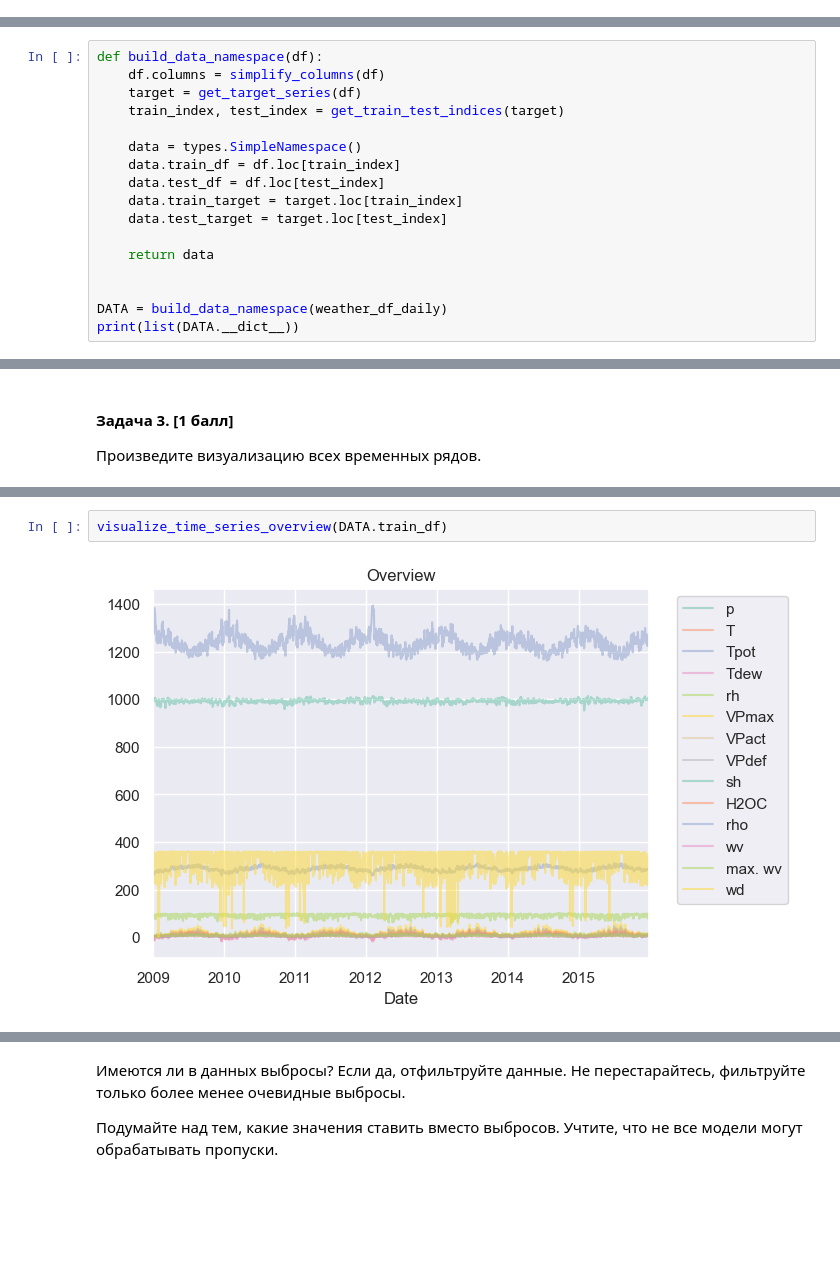
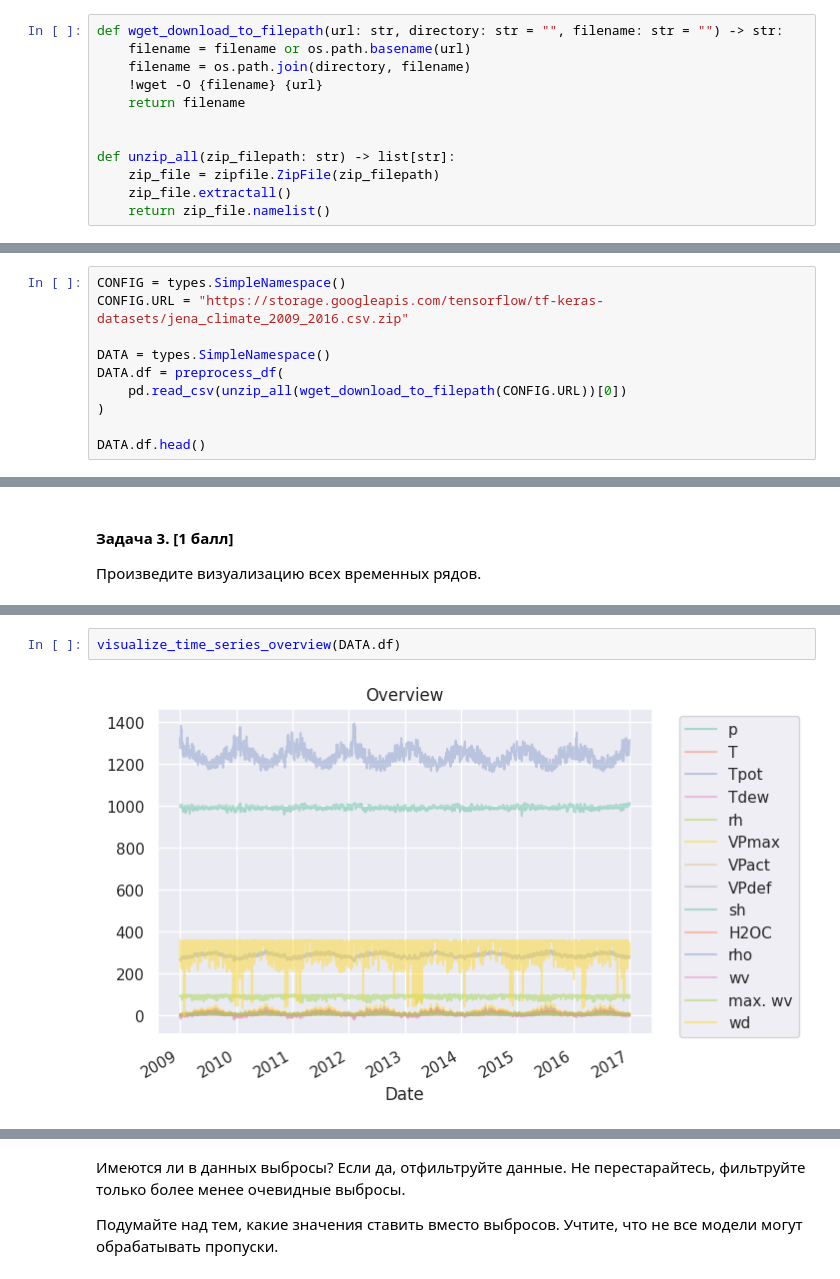
Before and after one commit to dkoshman/YSDA, a Jupyter notebook: machine_learning/lab_forecasting_2.ipynb, the cells around one changed output, grey strips where cells are left out. Cells and saved outputs as stored; diff of their text form; blank space fills up the shorter version.

```diff
--- a/machine_learning/lab_forecasting_2.ipynb
+++ b/machine_learning/lab_forecasting_2.ipynb
@@ -238,0 +240,12 @@ csv_path = "jena_climate_2009_2016.csv"
+# %%
+def wget_download_to_filepath(url: str, directory: str = "", filename: str = "") -> str:
+    filename = filename or os.path.basename(url)
+    filename = os.path.join(directory, filename)
+    !wget -O {filename} {url}
+    return filename
+
+
+def unzip_all(zip_filepath: str) -> list[str]:
+    zip_file = zipfile.ZipFile(zip_filepath)
+    zip_file.extractall()
+    return zip_file.namelist()
@@ -256,0 +273,10 @@ weather_df_daily.head()
+# %%
+CONFIG = types.SimpleNamespace()
+CONFIG.URL = "https://storage.googleapis.com/tensorflow/tf-keras-datasets/jena_climate_2009_2016.csv.zip"
+
+DATA = types.SimpleNamespace()
+DATA.df = preprocess_df(
+    pd.read_csv(unzip_all(wget_download_to_filepath(CONFIG.URL))[0])
+)
+
+DATA.df.head()
@@ -289,20 +332,3 @@ def get_train_test_indices(
     return train_index, test_index
 # %% [output]
 [interactive output not drawn]
-# %%
-def build_data_namespace(df):
-    df.columns = simplify_columns(df)
-    target = get_target_series(df)
-    train_index, test_index = get_train_test_indices(target)
-
-    data = types.SimpleNamespace()
-    data.train_df = df.loc[train_index]
-    data.test_df = df.loc[test_index]
-    data.train_target = target.loc[train_index]
-    data.test_target = target.loc[test_index]
-
-    return data
-
-
-DATA = build_data_namespace(weather_df_daily)
-print(list(DATA.__dict__))
@@ -345,6 +369,6 @@ def visualize_time_series_separately(df, n_cols=3, figsize_width=12):
 # %%
-visualize_time_series_overview(DATA.train_df)
+visualize_time_series_overview(DATA.df)
 # %% [output]
-[figure, old version]
+[figure, new version]
 [interactive output not drawn]
 # %%
```
Also changed, not shown: parts of 89 cells of this notebook, 5 other files.
